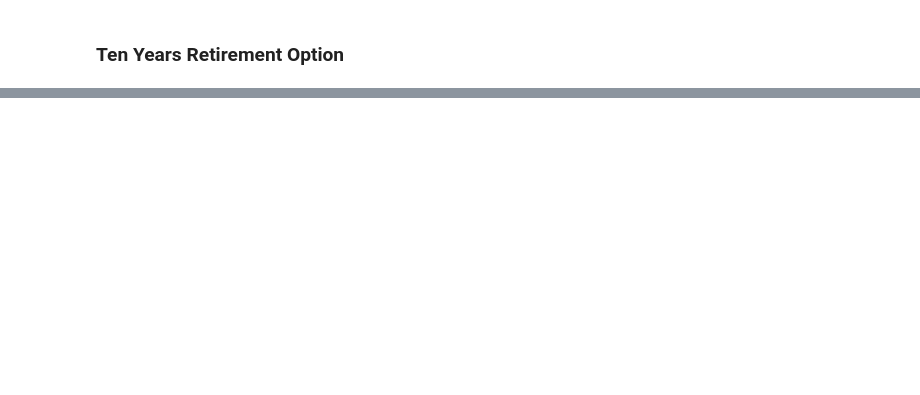
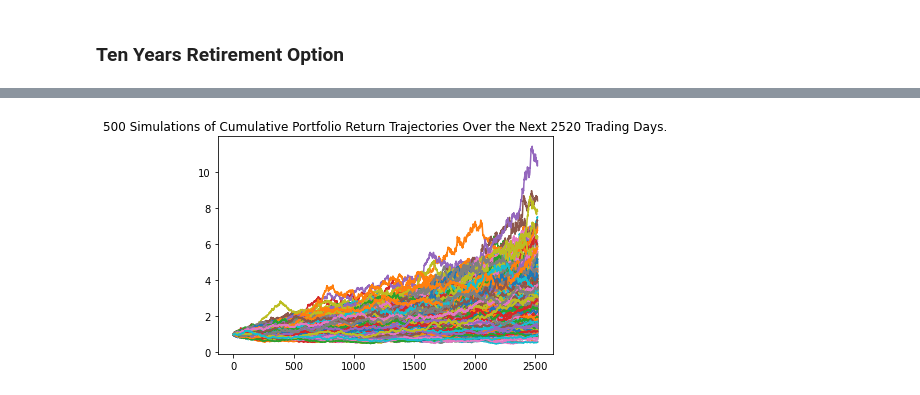
Before and after one commit to moartheta/Financial-Planning, a Jupyter notebook: financial-planner.ipynb, the cells around one changed output, grey strips where cells are left out. Saved outputs shown, nothing was run; the diff lists cells and outputs as text; code cells hidden in the pictures; blank space fills up the shorter version.

```diff
--- a/financial-planner.ipynb
+++ b/financial-planner.ipynb
@@ -425,2 +433,8 @@ Running Monte Carlo simulation number 490.
+# %%
+# Plot simulation outcomes
+monte_carlo_aggressive_ten = MC_ten_year.plot_simulation()
+monte_carlo_aggressive_ten.get_figure().savefig("MC_ten_year_sim_plot.png", bbox_inches = "tight")
+# %% [output]
+[figure, added]
 # %%
 # Plot probability distribution and confidence intervals
```
Also changed, not shown: parts of 26 cells of this notebook.
